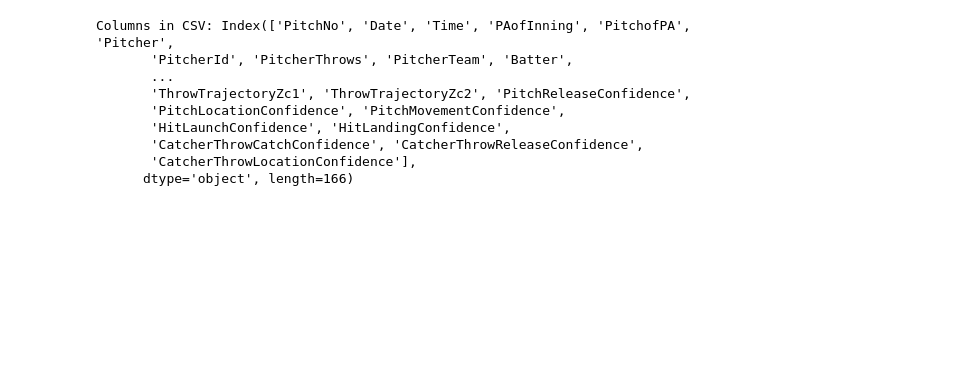
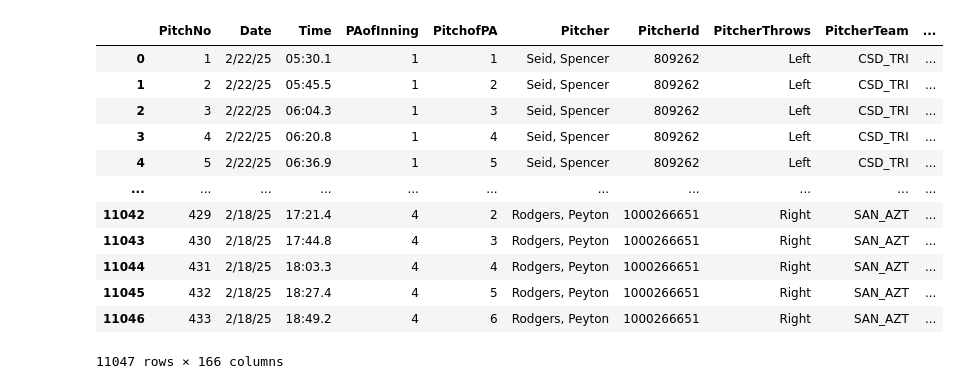
Before and after one commit to jackkalsched/UCSD_Baseball_25, a Jupyter notebook: Pitching/heat_maps.ipynb, the cells around one changed output. Drawn from its saved outputs; the diff is of its cells as text; code cells hidden in the pictures; blank space fills up the shorter version.

```diff
--- a/Pitching/heat_maps.ipynb
+++ b/Pitching/heat_maps.ipynb
@@ -1,30 +1,12 @@
 # %%
 import pandas as pd
 import matplotlib.pyplot as plt
+import matplotlib.patches as patches
+from matplotlib.ticker import FuncFormatter
+import matplotlib as mpl
+
 import seaborn as sns
 import math
+import numpy as np
 
-# Seaborn style
-sns.set(style="whitegrid")
+pd.options.display.max_columns = None
-# %%
-# Path to your CSV file
-file_path = "../Files/merged_trackman_games.csv"
-
-# Load CSV
-df = pd.read_csv(file_path)
-
-# Normalize pitcher names (trim + lowercase)
-df["Pitcher"] = df["Pitcher"].str.strip().str.lower()
-
-# Optional: check columns
-print("Columns in CSV:", df.columns)
-# %% [output]
-Columns in CSV: Index(['PitchNo', 'Date', 'Time', 'PAofInning', 'PitchofPA', 'Pitcher',
-       'PitcherId', 'PitcherThrows', 'PitcherTeam', 'Batter',
-       ...
-       'ThrowTrajectoryZc1', 'ThrowTrajectoryZc2', 'PitchReleaseConfidence',
-       'PitchLocationConfidence', 'PitchMovementConfidence',
-       'HitLaunchConfidence', 'HitLandingConfidence',
-       'CatcherThrowCatchConfidence', 'CatcherThrowReleaseConfidence',
-       'CatcherThrowLocationConfidence'],
-      dtype='object', length=166)
@@ -102,0 +13,18 @@ def plot_pitcher_heatmaps(df, pitcher_name):
+# %%
+df = pd.read_csv("../Files/merged_trackman_games.csv").copy()
+
+pitch_colors = {'Fastball': 'blueviolet',
+                'Sinker': 'magenta',
+                'Cutter': 'crimson',
+                'ChangeUp': 'cyan',
+                'Splitter': 'teal',
+                'Slider': 'lawngreen',
+                'Curveball': 'yellow',
+                'Sweeper': 'orange',
+                'Knuckleball': '#1BB999',
+                'Unknown': 'lightgrey'}
+
+valid_pitches = {k for k in pitch_colors if k != 'Unknown'}
+df['TaggedPitchType'] = df['TaggedPitchType'].apply(lambda x: 'Fastball' if x=='FourSeamFastBall' else x)
+df['TaggedPitchType'] = df['TaggedPitchType'].apply(lambda x: 'Unknown' if x not in valid_pitches else x)
+df['PlateLocSide'] = df['PlateLocSide']*-1
@@ -102,0 +46,16 @@ def plot_pitcher_heatmaps(df, pitcher_name):
+# %%
+df
+# %% [output]
+|  | PitchNo | Date | Time | PAofInning | PitchofPA | Pitcher | PitcherId | PitcherThrows | PitcherTeam | ... |
+| 0 | 1 | 2/22/25 | 05:30.1 | 1 | 1 | Seid, Spencer | 809262 | Left | CSD_TRI | ... |
+| 1 | 2 | 2/22/25 | 05:45.5 | 1 | 2 | Seid, Spencer | 809262 | Left | CSD_TRI | ... |
+| 2 | 3 | 2/22/25 | 06:04.3 | 1 | 3 | Seid, Spencer | 809262 | Left | CSD_TRI | ... |
+| 3 | 4 | 2/22/25 | 06:20.8 | 1 | 4 | Seid, Spencer | 809262 | Left | CSD_TRI | ... |
+| 4 | 5 | 2/22/25 | 06:36.9 | 1 | 5 | Seid, Spencer | 809262 | Left | CSD_TRI | ... |
+| ... | ... | ... | ... | ... | ... | ... | ... | ... | ... | ... |
+| 11042 | 429 | 2/18/25 | 17:21.4 | 4 | 2 | Rodgers, Peyton | 1000266651 | Right | SAN_AZT | ... |
+| 11043 | 430 | 2/18/25 | 17:44.8 | 4 | 3 | Rodgers, Peyton | 1000266651 | Right | SAN_AZT | ... |
+| 11044 | 431 | 2/18/25 | 18:03.3 | 4 | 4 | Rodgers, Peyton | 1000266651 | Right | SAN_AZT | ... |
+| 11045 | 432 | 2/18/25 | 18:27.4 | 4 | 5 | Rodgers, Peyton | 1000266651 | Right | SAN_AZT | ... |
+| 11046 | 433 | 2/18/25 | 18:49.2 | 4 | 6 | Rodgers, Peyton | 1000266651 | Right | SAN_AZT | ... |
+11047 rows × 166 columns
```
Also changed, not shown: parts of 9 cells of this notebook.
